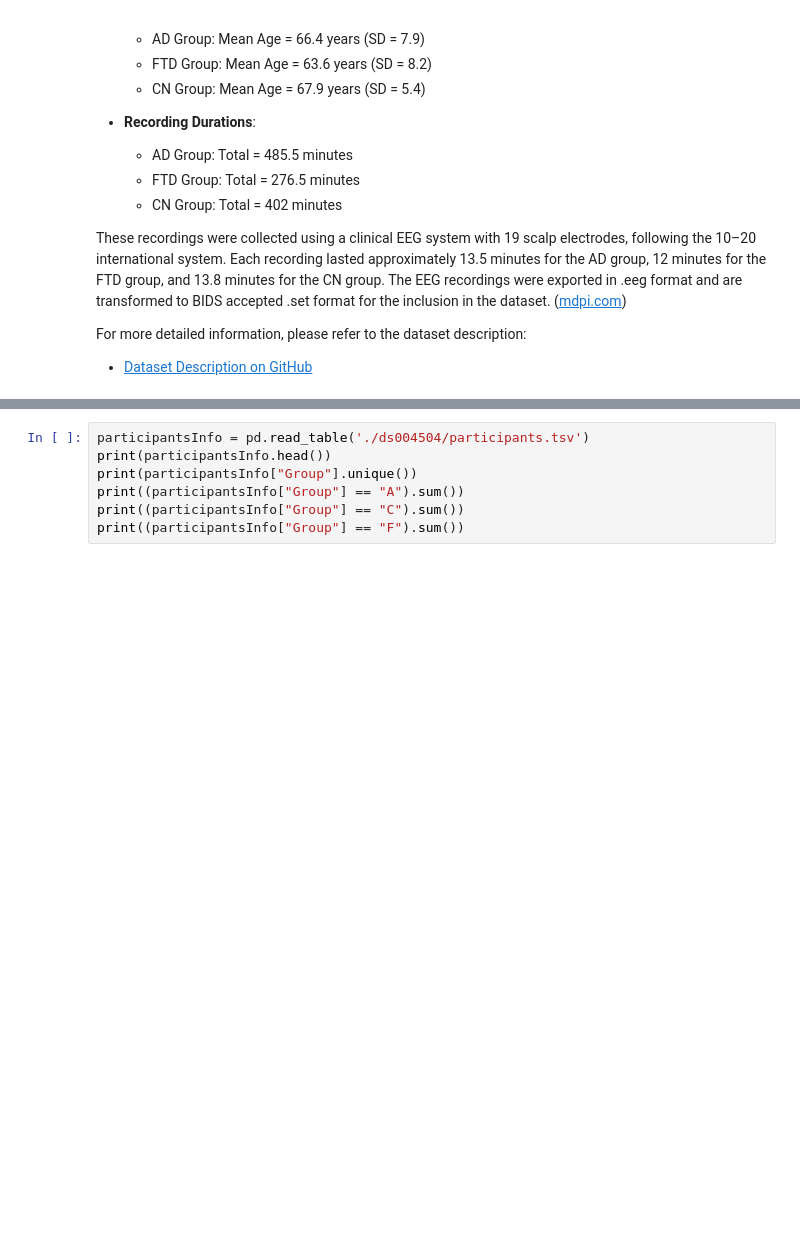
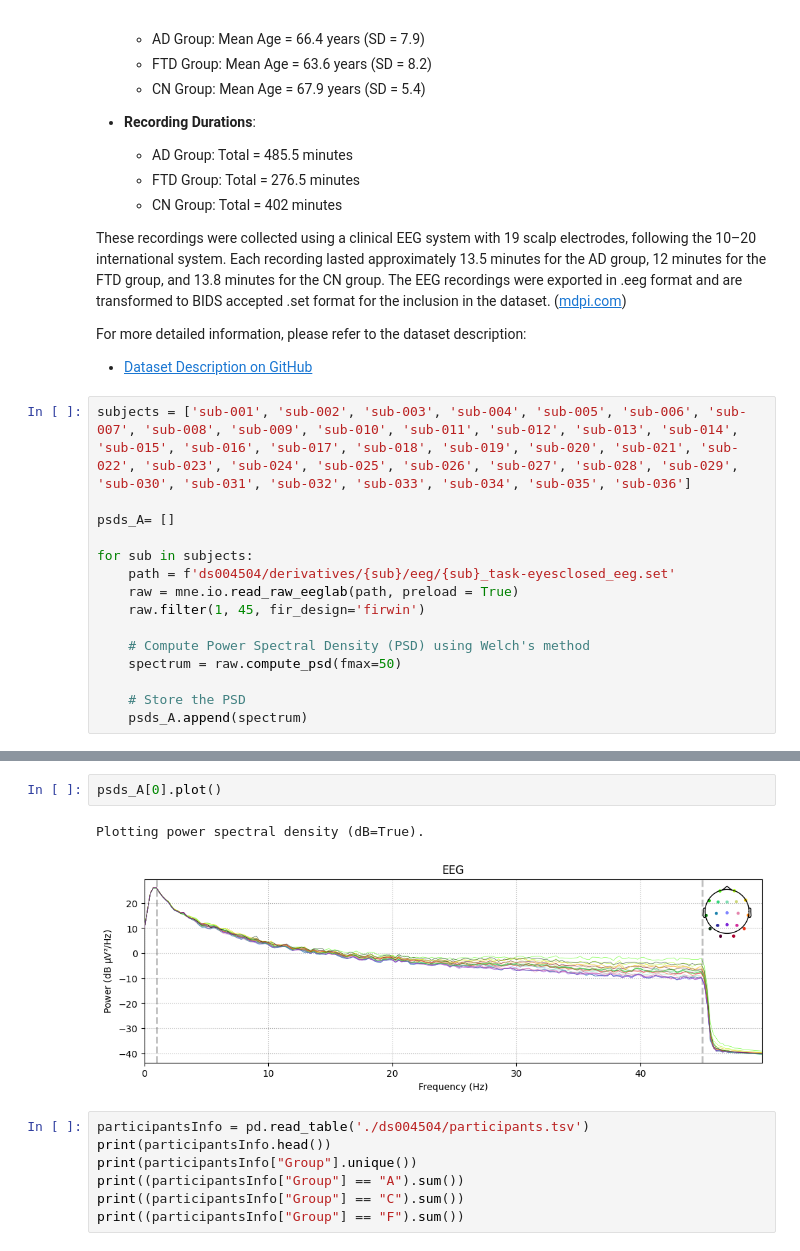
Before and after one commit to ans9868/neuroInfo, a Jupyter notebook: eeg-classification.ipynb, the cells around one changed output, grey strips where cells are left out. Cells and saved outputs as stored; diff of their text form; blank space fills up the shorter version.

```diff
--- a/eeg-classification.ipynb
+++ b/eeg-classification.ipynb
@@ -54,3 +54,18 @@ The EEG recordings were exported in .eeg format and are transformed to BIDS acce
 For more detailed information, please refer to the dataset description:
 
 - [Dataset Description on GitHub](https://github.com/OpenNeuroDatasets/ds004504/blob/main/dataset_description.json)
+# %%
+subjects = ['sub-001', 'sub-002', 'sub-003', 'sub-004', 'sub-005', 'sub-006', 'sub-007', 'sub-008', 'sub-009', 'sub-010', 'sub-011', 'sub-012', 'sub-013', 'sub-014', 'sub-015', 'sub-016', 'sub-017', 'sub-018', 'sub-019', 'sub-020', 'sub-021', 'sub-022', 'sub-023', 'sub-024', 'sub-025', 'sub-026', 'sub-027', 'sub-028', 'sub-029', 'sub-030', 'sub-031', 'sub-032', 'sub-033', 'sub-034', 'sub-035', 'sub-036']
+
+psds_A= []
+
+for sub in subjects:
+    path = f'ds004504/derivatives/{sub}/eeg/{sub}_task-eyesclosed_eeg.set'
+    raw = mne.io.read_raw_eeglab(path, preload = True)
+    raw.filter(1, 45, fir_design='firwin')
+
+    # Compute Power Spectral Density (PSD) using Welch's method
+    spectrum = raw.compute_psd(fmax=50)
+
+    # Store the PSD
+    psds_A.append(spectrum)
@@ -57,3 +183,8 @@ For more detailed information, please refer to the dataset description:
+# %%
+psds_A[0].plot()
+# %% [output]
+Plotting power spectral density (dB=True).
+[figure, added]
 # %%
 participantsInfo = pd.read_table('./ds004504/participants.tsv')
 print(participantsInfo.head())
```
Also changed, not shown: parts of 18 cells of this notebook, 2 other files.
